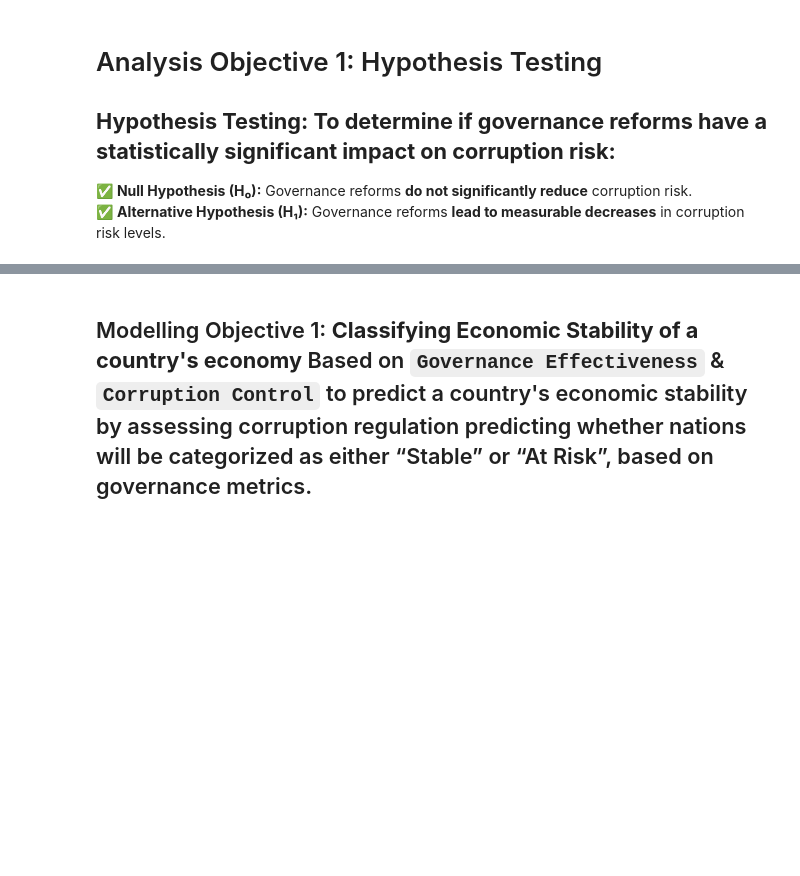
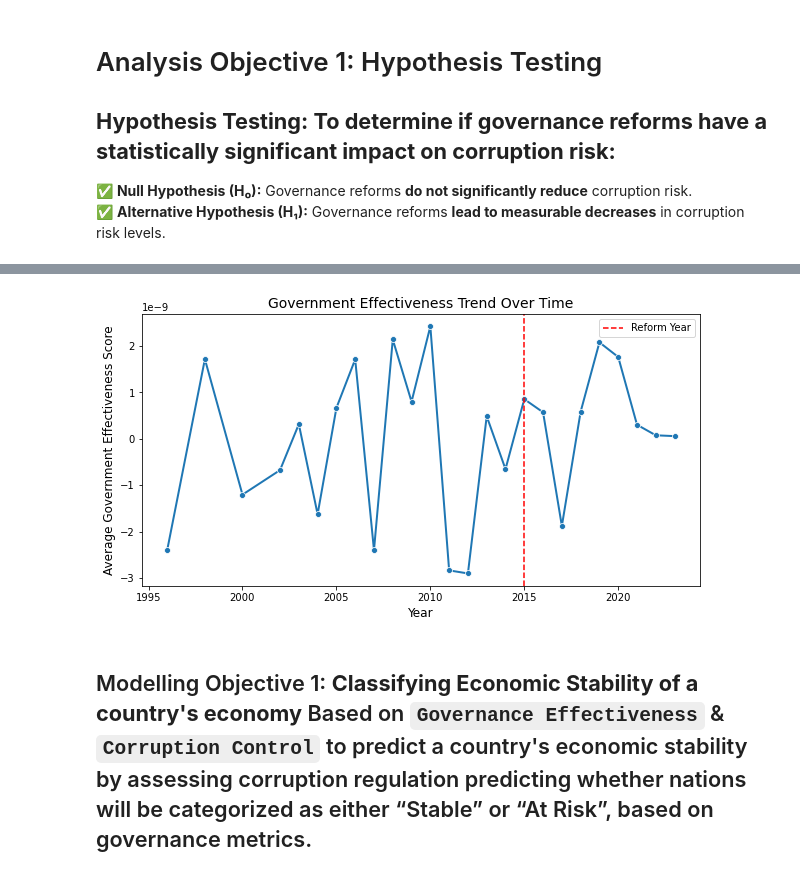
Before and after one commit to AUSTIN-QuadrantLOOM/project-phase-three, a Jupyter notebook: Macro economic risk of Graft analysis.ipynb, the cells around one changed output, grey strips where cells are left out. Saved outputs shown, nothing was run; the diff lists cells and outputs as text; code cells hidden in the pictures; blank space fills up the shorter version.

```diff
--- a/Macro economic risk of Graft analysis.ipynb
+++ b/Macro economic risk of Graft analysis.ipynb
@@ -360,3 +378,25 @@ post_reform = df_hypothesis[df_hypothesis["Year"] >= reform_year]
+# %%
+import matplotlib.pyplot as plt
+import seaborn as sns
+
+# Group by year to compute mean effectiveness score
+df_trend = df_stability_metrics.groupby("Year")["Government Effectiveness: Estimate"].mean().reset_index()
+
+# Create line plot
+plt.figure(figsize=(10, 5))
+sns.lineplot(x=df_trend["Year"], y=df_trend["Government Effectiveness: Estimate"], marker="o", linewidth=2)
+
+# Highlight reform year (2015)
+plt.axvline(x=2015, color="red", linestyle="--", label="Reform Year")
+
+# Titles and labels
+plt.title("Government Effectiveness Trend Over Time", fontsize=14)
+plt.xlabel("Year", fontsize=12)
+plt.ylabel("Average Government Effectiveness Score", fontsize=12)
+plt.legend()
+plt.show()
+# %% [output]
+[figure, added]
 # %% [markdown]
 ## Modelling Objective 1:   **Classifying Economic Stability of a country's economy** Based on `Governance Effectiveness` & `Corruption Control` to predict a country's economic stability by assessing corruption regulation predicting whether  nations will be categorized as either “Stable” or “At Risk”, based on governance metrics.
 # %%
```
Also changed, not shown: parts of 11 cells of this notebook.
